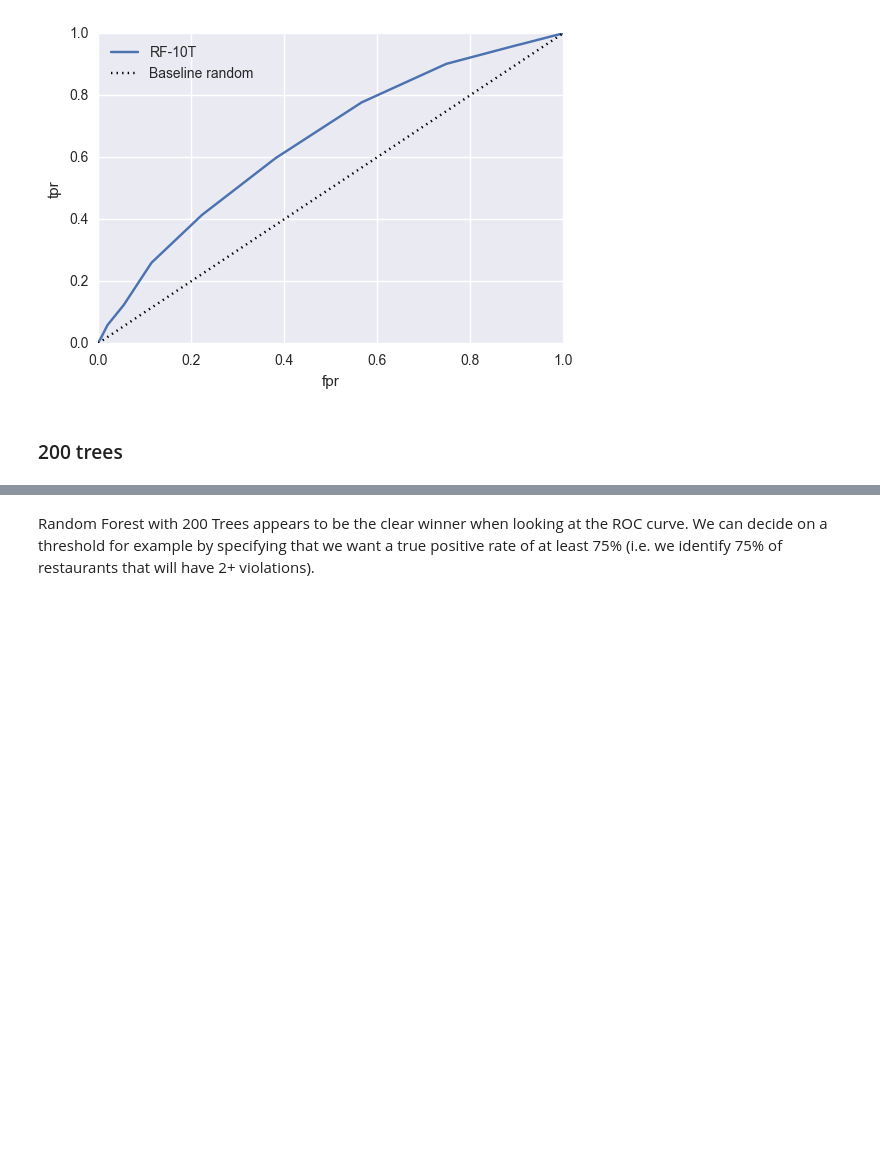
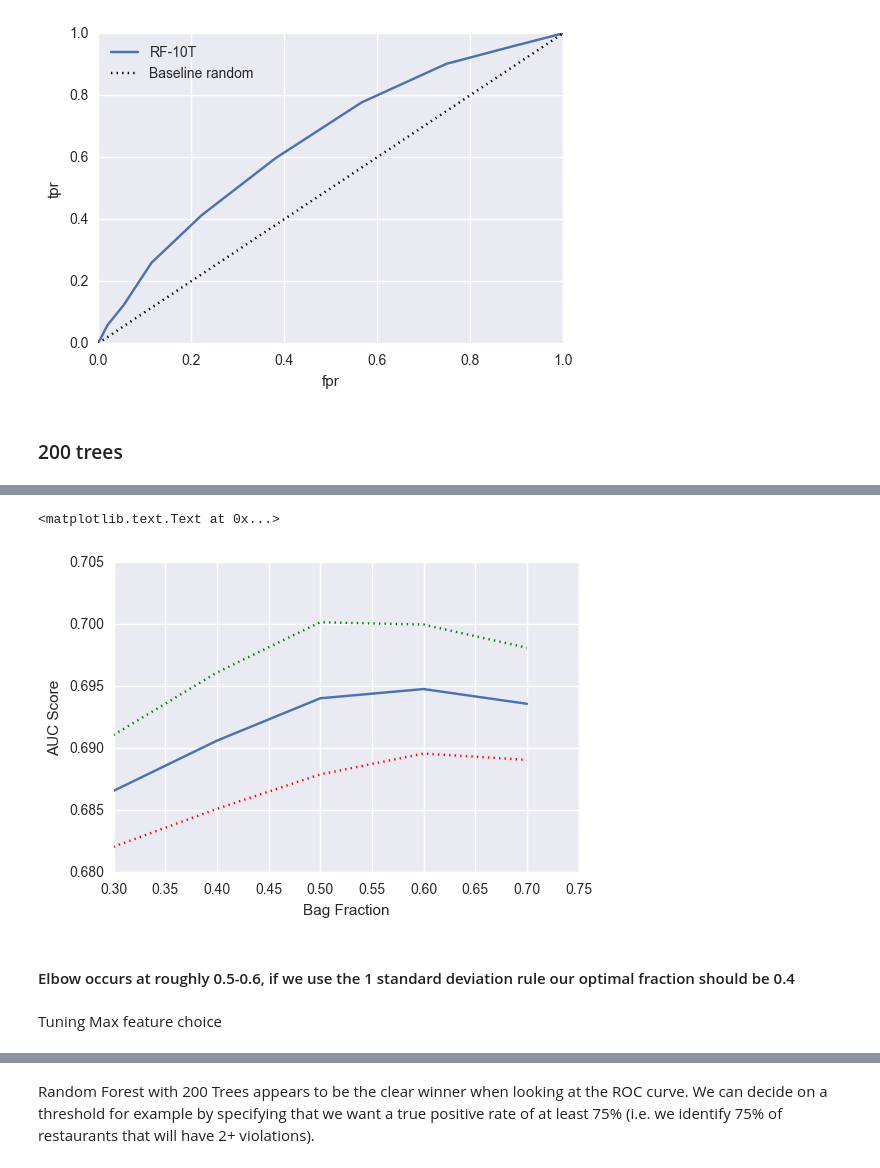
Before and after one commit to jchelmers/urban-data-project, a Jupyter notebook: Consolidate_New_Features_Jon.ipynb, the cells around one changed output, grey strips where cells are left out. Drawn from its saved outputs; the diff is of its cells as text; code cells hidden in the pictures; blank space fills up the shorter version.

```diff
--- a/Consolidate_New_Features_Jon.ipynb
+++ b/Consolidate_New_Features_Jon.ipynb
@@ -372,0 +392,22 @@ AUC: 0.688 (+/- 0.006)
+# %%
+scores_gbc = []
+means = np.zeros(5)
+stds = np.zeros(5)
+for i in range(3,8):
+    gbc = ensemble.GradientBoostingClassifier(subsample=0.1*i)
+    scores_gbc.append(model_selection.cross_val_score(gbc,X_train_norm,y_train, cv=5, scoring='roc_auc'))
+    means[i] = scores_gbc[i].mean()
+    stds[i] = scores_gbc[i].std()
+# %%
+plt.plot(0.1*np.arange(3,8), means, label='Mean AUC')
+plt.plot(0.1*np.arange(3,8), means+stds, 'g:', label='Mean + 1 std')
+plt.plot(0.1*np.arange(3,8), means-stds, 'r:', label='Mean - 1 std')
+plt.xlabel('Bag Fraction')
+plt.ylabel('AUC Score')
+# %% [output]
+<matplotlib.text.Text at 0x...>
+[figure, added]
+# %% [markdown]
+#### Elbow occurs at roughly 0.5-0.6, if we use the 1 standard deviation rule our optimal fraction should be 0.4
+# %% [markdown]
+Tuning Max feature choice
```
Also changed, not shown: parts of 29 cells of this notebook, 1 other file.
